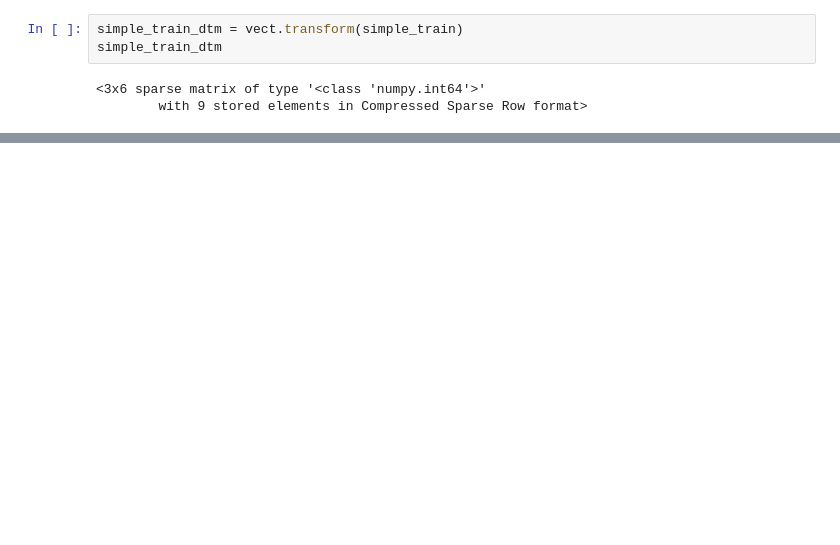
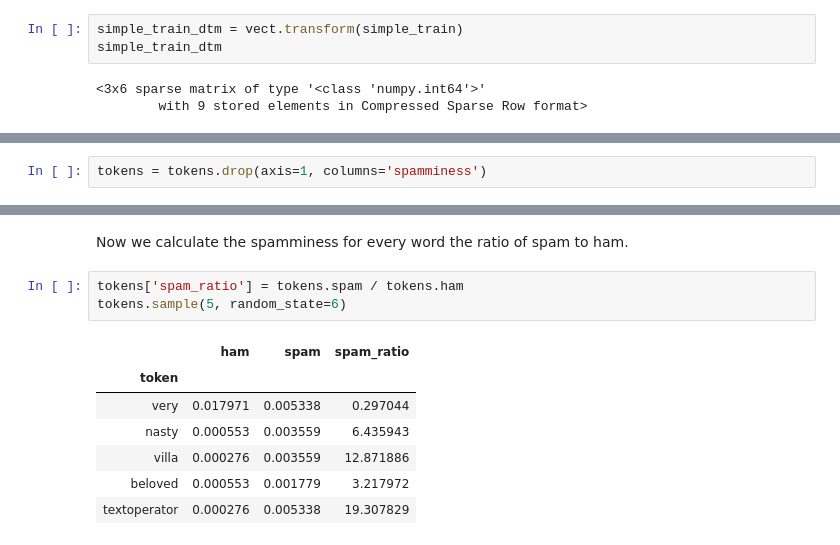
Before and after one commit to michaelreinhard/nlp_markham, a Jupyter notebook: 2020_redo.ipynb, the cells around one changed output, grey strips where cells are left out. Saved outputs shown, nothing was run; the diff lists cells and outputs as text; blank space fills up the shorter version.

```diff
--- a/2020_redo.ipynb
+++ b/2020_redo.ipynb
@@ -123,0 +497,2 @@ simple_train_dtm
+# %%
+tokens = tokens.drop(axis=1, columns='spamminess')
@@ -123,0 +509,13 @@ simple_train_dtm
+# %% [markdown]
+Now we calculate the spamminess for every word the ratio of spam to ham.
+# %%
+tokens['spam_ratio'] = tokens.spam / tokens.ham
+tokens.sample(5, random_state=6)
+# %% [output]
+|  | ham | spam | spam_ratio |
+| token |  |  |  |
+| very | 0.017971 | 0.005338 | 0.297044 |
+| nasty | 0.000553 | 0.003559 | 6.435943 |
+| villa | 0.000276 | 0.003559 | 12.871886 |
+| beloved | 0.000553 | 0.001779 | 3.217972 |
+| textoperator | 0.000276 | 0.005338 | 19.307829 |
```
Also changed, not shown: parts of 97 cells of this notebook.
